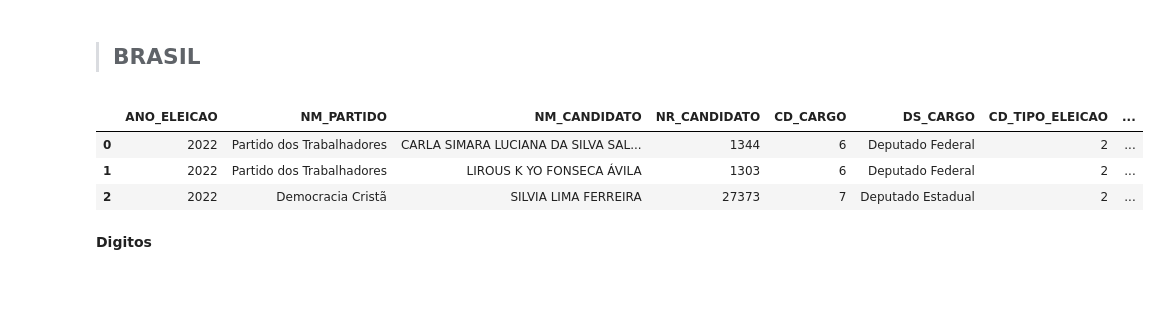
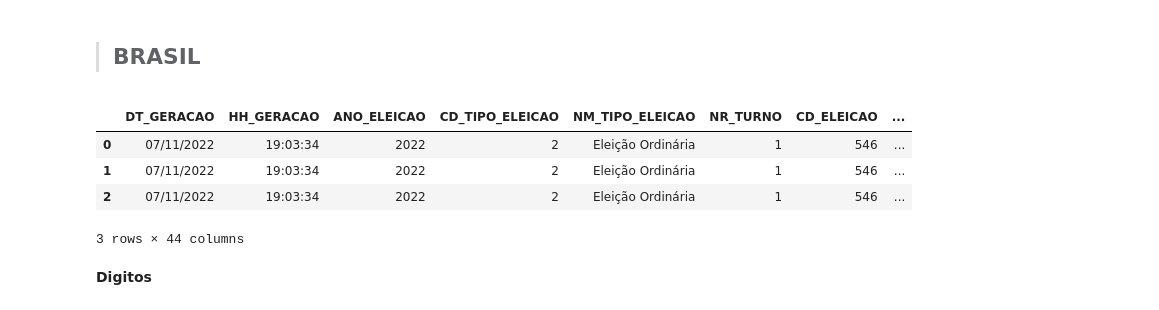
Before and after one commit to lucapqg/Statistic, a Jupyter notebook: benford_law_elections_fraud.ipynb, the cells around one changed output. Saved outputs shown, nothing was run; the diff lists cells and outputs as text; code cells hidden in the pictures.

```diff
--- a/benford_law_elections_fraud.ipynb
+++ b/benford_law_elections_fraud.ipynb
@@ -282,12 +282,13 @@ O resultado do teste obteve estatística suficiente para rejeitar a hipótese nu
 # %% [markdown]
 ><h2><strong>BRASIL</strong></h2>
 # %%
-df_brazil = pd.read_parquet('/content/drive/MyDrive/GitHub/benford-law/archive/eleicoes_brasil_turno1.parquet')
+df_brazil = pd.read_parquet('/content/drive/MyDrive/GitHub/benford-law/archive/eleicoes_br.parquet')
 df_brazil.head(3)
 # %% [output]
-|  | ANO_ELEICAO | NM_PARTIDO | NM_CANDIDATO | NR_CANDIDATO | CD_CARGO | DS_CARGO | CD_TIPO_ELEICAO | ... |
-| 0 | 2022 | Partido dos Trabalhadores | CARLA SIMARA LUCIANA DA SILVA SAL... | 1344 | 6 | Deputado Federal | 2 | ... |
-| 1 | 2022 | Partido dos Trabalhadores | LIROUS K YO FONSECA ÁVILA | 1303 | 6 | Deputado Federal | 2 | ... |
-| 2 | 2022 | Democracia Cristã | SILVIA LIMA FERREIRA | 27373 | 7 | Deputado Estadual | 2 | ... |
+|  | DT_GERACAO | HH_GERACAO | ANO_ELEICAO | CD_TIPO_ELEICAO | NM_TIPO_ELEICAO | NR_TURNO | CD_ELEICAO | ... |
+| 0 | 07/11/2022 | 19:03:34 | 2022 | 2 | Eleição Ordinária | 1 | 546 | ... |
+| 1 | 07/11/2022 | 19:03:34 | 2022 | 2 | Eleição Ordinária | 1 | 546 | ... |
+| 2 | 07/11/2022 | 19:03:34 | 2022 | 2 | Eleição Ordinária | 1 | 546 | ... |
+3 rows × 44 columns
 # %%
 column = 'QT_VOTOS_NOMINAIS_VALIDOS'
```
Also changed, not shown: parts of 7 cells of this notebook.
